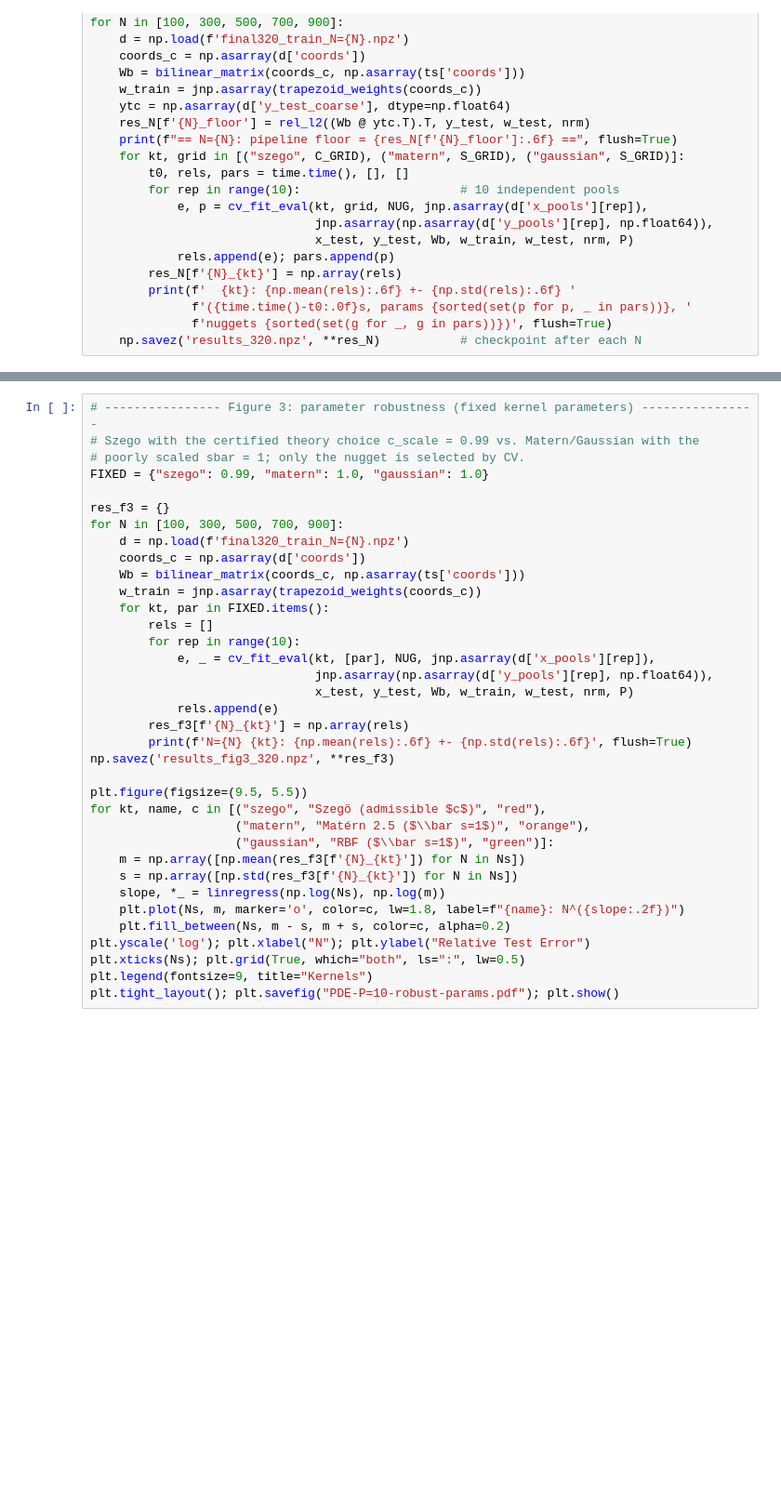
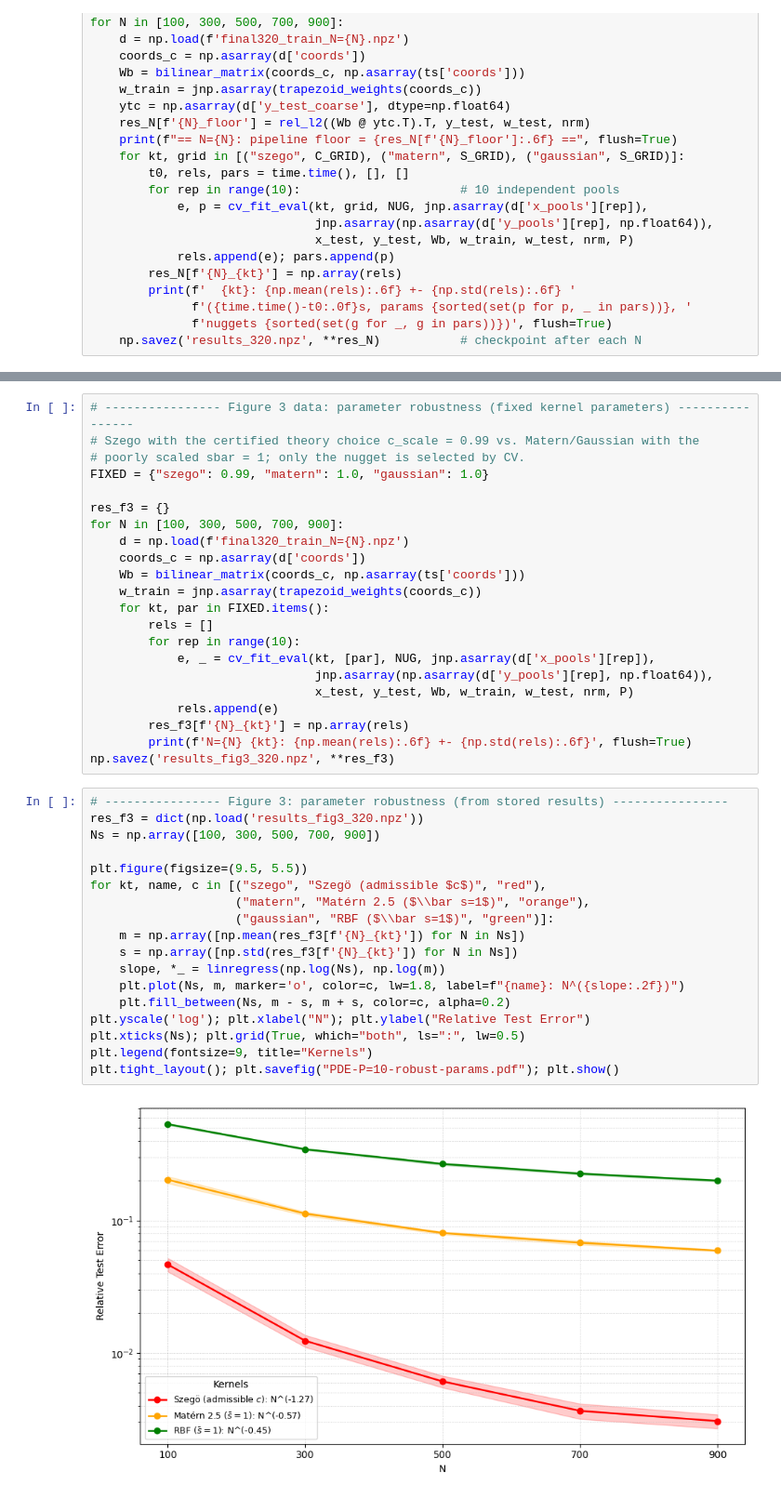
Before and after one commit to markush314/Kernel-based-learning-of-analytic-operators-and-parametric-PDEs, a Jupyter notebook: 03_vkrr_learning_evaluation.ipynb, the cells around one changed output, grey strips where cells are left out. Shown at 93% size. Cells and saved outputs as stored; diff of their text form; blank space fills up the shorter version.

```diff
--- a/03_vkrr_learning_evaluation.ipynb
+++ b/03_vkrr_learning_evaluation.ipynb
@@ -269,5 +290,5 @@ for N in [100, 300, 500, 700, 900]:
 # %%
-# ---------------- Figure 3: parameter robustness (fixed kernel parameters) ----------------
+# ---------------- Figure 3 data: parameter robustness (fixed kernel parameters) ----------------
 # Szego with the certified theory choice c_scale = 0.99 vs. Matern/Gaussian with the
 # poorly scaled sbar = 1; only the nugget is selected by CV.
 FIXED = {"szego": 0.99, "matern": 1.0, "gaussian": 1.0}
@@ -288,20 +309,26 @@ for N in [100, 300, 500, 700, 900]:
         res_f3[f'{N}_{kt}'] = np.array(rels)
         print(f'N={N} {kt}: {np.mean(rels):.6f} +- {np.std(rels):.6f}', flush=True)
 np.savez('results_fig3_320.npz', **res_f3)
-
-plt.figure(figsize=(9.5, 5.5))
-for kt, name, c in [("szego", "Szegö (admissible $c$)", "red"),
-                    ("matern", "Matérn 2.5 ($\\bar s=1$)", "orange"),
-                    ("gaussian", "RBF ($\\bar s=1$)", "green")]:
-    m = np.array([np.mean(res_f3[f'{N}_{kt}']) for N in Ns])
-    s = np.array([np.std(res_f3[f'{N}_{kt}']) for N in Ns])
-    slope, *_ = linregress(np.log(Ns), np.log(m))
-    plt.plot(Ns, m, marker='o', color=c, lw=1.8, label=f"{name}: N^({slope:.2f})")
-    plt.fill_between(Ns, m - s, m + s, color=c, alpha=0.2)
-plt.yscale('log'); plt.xlabel("N"); plt.ylabel("Relative Test Error")
-plt.xticks(Ns); plt.grid(True, which="both", ls=":", lw=0.5)
-plt.legend(fontsize=9, title="Kernels")
-plt.tight_layout(); plt.savefig("PDE-P=10-robust-params.pdf"); plt.show()
+# %%
+# ---------------- Figure 3: parameter robustness (from stored results) ----------------
+res_f3 = dict(np.load('results_fig3_320.npz'))
+Ns = np.array([100, 300, 500, 700, 900])
+
+plt.figure(figsize=(9.5, 5.5))
+for kt, name, c in [("szego", "Szegö (admissible $c$)", "red"),
+                    ("matern", "Matérn 2.5 ($\\bar s=1$)", "orange"),
+                    ("gaussian", "RBF ($\\bar s=1$)", "green")]:
+    m = np.array([np.mean(res_f3[f'{N}_{kt}']) for N in Ns])
+    s = np.array([np.std(res_f3[f'{N}_{kt}']) for N in Ns])
+    slope, *_ = linregress(np.log(Ns), np.log(m))
+    plt.plot(Ns, m, marker='o', color=c, lw=1.8, label=f"{name}: N^({slope:.2f})")
+    plt.fill_between(Ns, m - s, m + s, color=c, alpha=0.2)
+plt.yscale('log'); plt.xlabel("N"); plt.ylabel("Relative Test Error")
+plt.xticks(Ns); plt.grid(True, which="both", ls=":", lw=0.5)
+plt.legend(fontsize=9, title="Kernels")
+plt.tight_layout(); plt.savefig("PDE-P=10-robust-params.pdf"); plt.show()
+# %% [output]
+[figure, added]
 # %%
 # ---------------- P-experiment (N=300): adapted Szego vs. isotropic kernels ----------------
 C_GRID_P = [0.01, 0.02, 0.05, 0.1, 0.3, 0.5, 0.7, 0.9, 0.99]   # shared grid, as above
```
Also changed, not shown: parts of 8 cells of this notebook, 11 other files.
